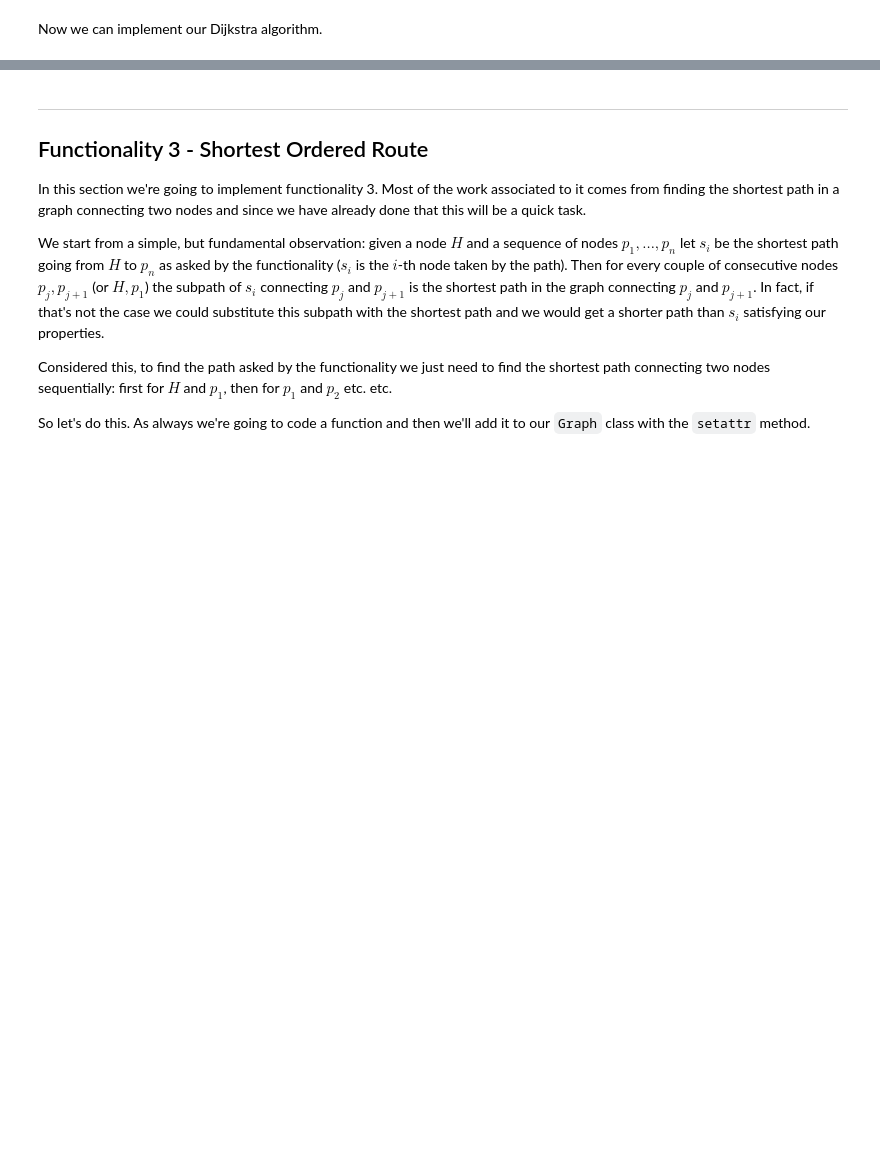
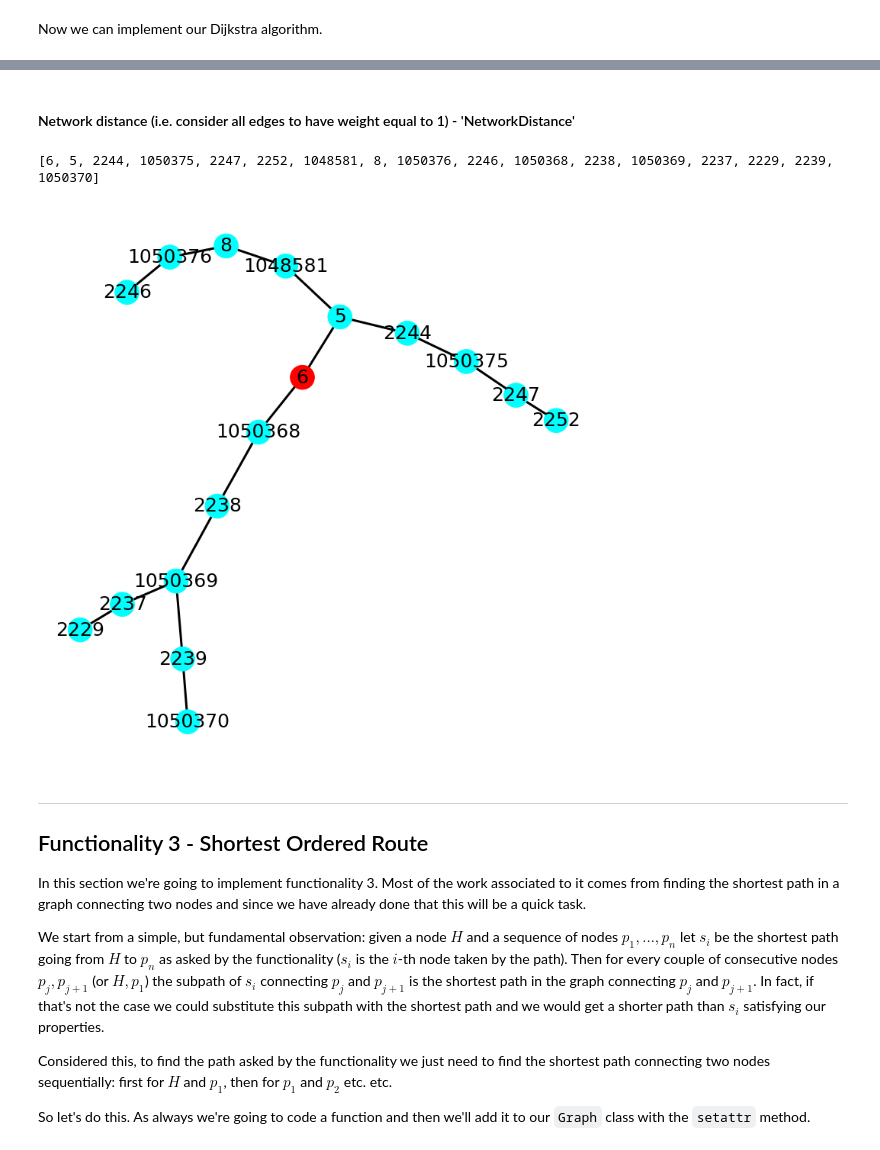
Before and after one commit to AlessandroTaglieri/ADM-HW5, a Jupyter notebook: GraphClass.ipynb, the cells around one changed output, grey strips where cells are left out. Cells and saved outputs as stored; diff of their text form; code cells hidden in the pictures; blank space fills up the shorter version.

```diff
--- a/GraphClass.ipynb
+++ b/GraphClass.ipynb
@@ -288,3 +427,17 @@ setattr(Graph, 'dijkstra', dijkstra)
+# %% [markdown]
+#### Network distance (i.e. consider all edges to have weight equal to 1) - 'NetworkDistance'
+# %%
+v=6
+nodeList=[]
+d=5
+typeDistance="NetworkDistance"
+result=getNeigh(v,nodeList,d,typeDistance)
+
+print(result)
+drawGraph(result,typeDistance)
+# %% [output]
+[6, 5, 2244, 1050375, 2247, 2252, 1048581, 8, 1050376, 2246, 1050368, 2238, 1050369, 2237, 2229, 2239, 1050370]
+[figure, added]
 # %% [markdown]
 ---
 ## Functionality 3 - Shortest Ordered Route
```
Also changed, not shown: parts of 9 cells of this notebook.
